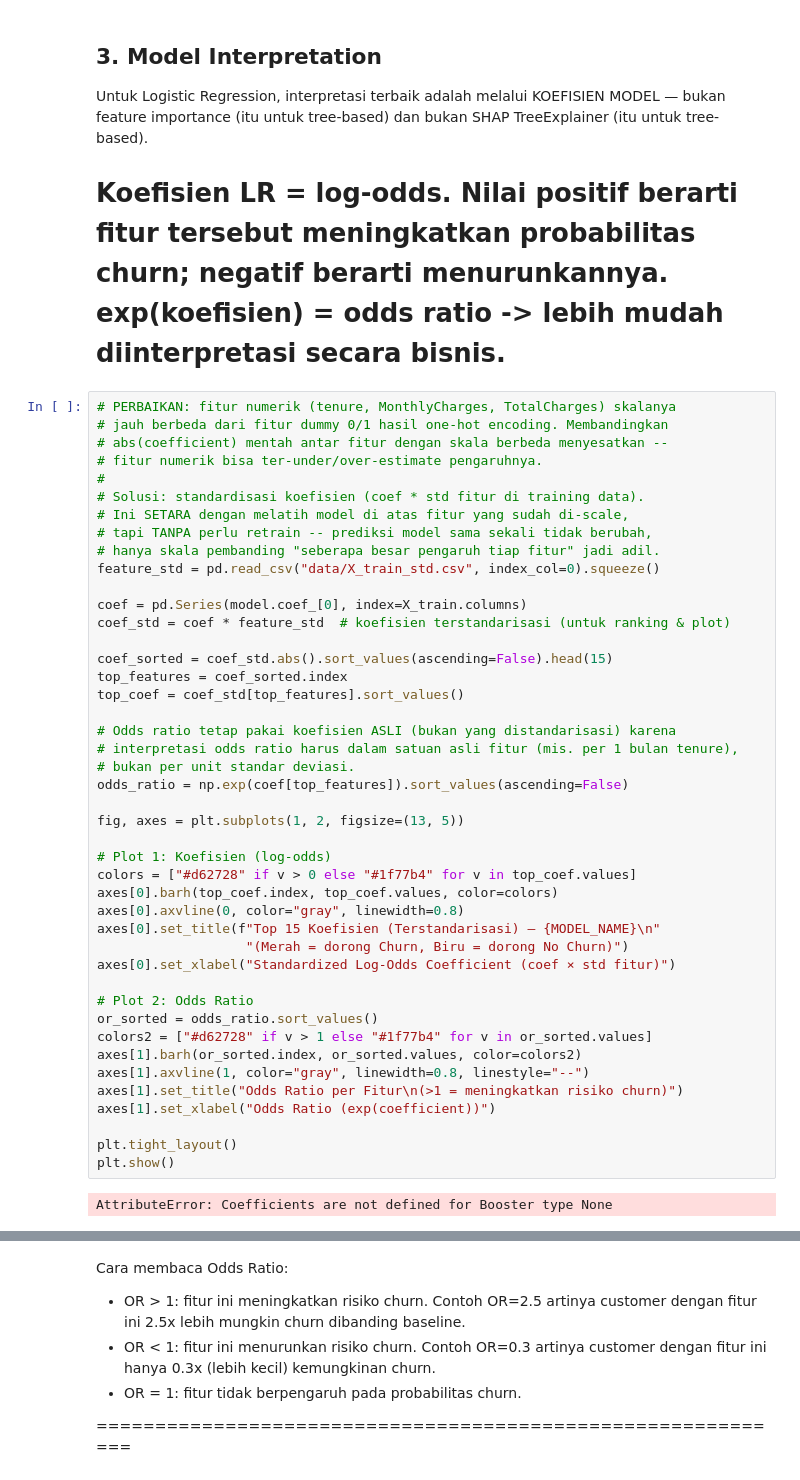
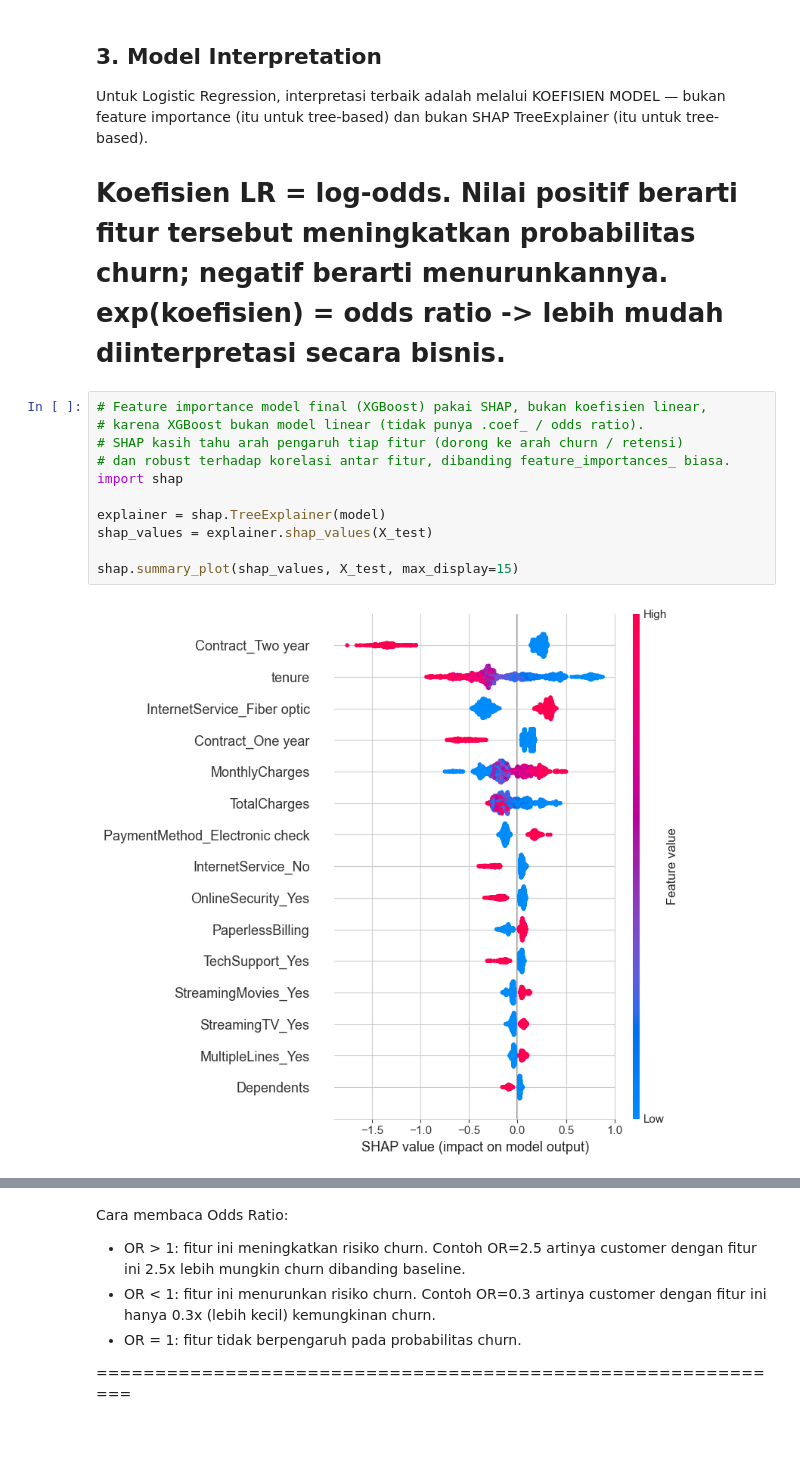
Before and after one commit to pandubashir/web-churn-prediction-telco, a Jupyter notebook: 04_evaluation.ipynb, the cells around one changed output, grey strips where cells are left out. Cells and saved outputs as stored; diff of their text form; blank space fills up the shorter version.

Commit message:
fix: ganti LR coef dengan SHAP TreeExplainer dan tambah breakeven sensitivity analysis

```diff
--- a/04_evaluation.ipynb
+++ b/04_evaluation.ipynb
@@ -128,48 +128,15 @@ meningkatkan probabilitas churn; negatif berarti menurunkannya.
 exp(koefisien) = odds ratio -> lebih mudah diinterpretasi secara bisnis.
 ============================================================
 # %%
-# PERBAIKAN: fitur numerik (tenure, MonthlyCharges, TotalCharges) skalanya
-# jauh berbeda dari fitur dummy 0/1 hasil one-hot encoding. Membandingkan
-# abs(coefficient) mentah antar fitur dengan skala berbeda menyesatkan --
-# fitur numerik bisa ter-under/over-estimate pengaruhnya.
-#
-# Solusi: standardisasi koefisien (coef * std fitur di training data).
-# Ini SETARA dengan melatih model di atas fitur yang sudah di-scale,
-# tapi TANPA perlu retrain -- prediksi model sama sekali tidak berubah,
-# hanya skala pembanding "seberapa besar pengaruh tiap fitur" jadi adil.
-feature_std = pd.read_csv("data/X_train_std.csv", index_col=0).squeeze()
+# Feature importance model final (XGBoost) pakai SHAP, bukan koefisien linear,
+# karena XGBoost bukan model linear (tidak punya .coef_ / odds ratio).
+# SHAP kasih tahu arah pengaruh tiap fitur (dorong ke arah churn / retensi)
+# dan robust terhadap korelasi antar fitur, dibanding feature_importances_ biasa.
+import shap
 
-coef = pd.Series(model.coef_[0], index=X_train.columns)
-coef_std = coef * feature_std  # koefisien terstandarisasi (untuk ranking & plot)
+explainer = shap.TreeExplainer(model)
+shap_values = explainer.shap_values(X_test)
 
-coef_sorted = coef_std.abs().sort_values(ascending=False).head(15)
-top_features = coef_sorted.index
-top_coef = coef_std[top_features].sort_values()
-
-# Odds ratio tetap pakai koefisien ASLI (bukan yang distandarisasi) karena
-# interpretasi odds ratio harus dalam satuan asli fitur (mis. per 1 bulan tenure),
-# bukan per unit standar deviasi.
-odds_ratio = np.exp(coef[top_features]).sort_values(ascending=False)
-
-fig, axes = plt.subplots(1, 2, figsize=(13, 5))
-
-# Plot 1: Koefisien (log-odds)
-colors = ["#d62728" if v > 0 else "#1f77b4" for v in top_coef.values]
-axes[0].barh(top_coef.index, top_coef.values, color=colors)
-axes[0].axvline(0, color="gray", linewidth=0.8)
-axes[0].set_title(f"Top 15 Koefisien (Terstandarisasi) — {MODEL_NAME}\n"
-                   "(Merah = dorong Churn, Biru = dorong No Churn)")
-axes[0].set_xlabel("Standardized Log-Odds Coefficient (coef × std fitur)")
-
-# Plot 2: Odds Ratio
-or_sorted = odds_ratio.sort_values()
-colors2 = ["#d62728" if v > 1 else "#1f77b4" for v in or_sorted.values]
-axes[1].barh(or_sorted.index, or_sorted.values, color=colors2)
-axes[1].axvline(1, color="gray", linewidth=0.8, linestyle="--")
-axes[1].set_title("Odds Ratio per Fitur\n(>1 = meningkatkan risiko churn)")
-axes[1].set_xlabel("Odds Ratio (exp(coefficient))")
-
-plt.tight_layout()
-plt.show()
+shap.summary_plot(shap_values, X_test, max_display=15)
 # %% [output]
-AttributeError: Coefficients are not defined for Booster type None
+[figure, added]
```
Also changed, not shown: parts of 7 cells of this notebook, 1 other file.
